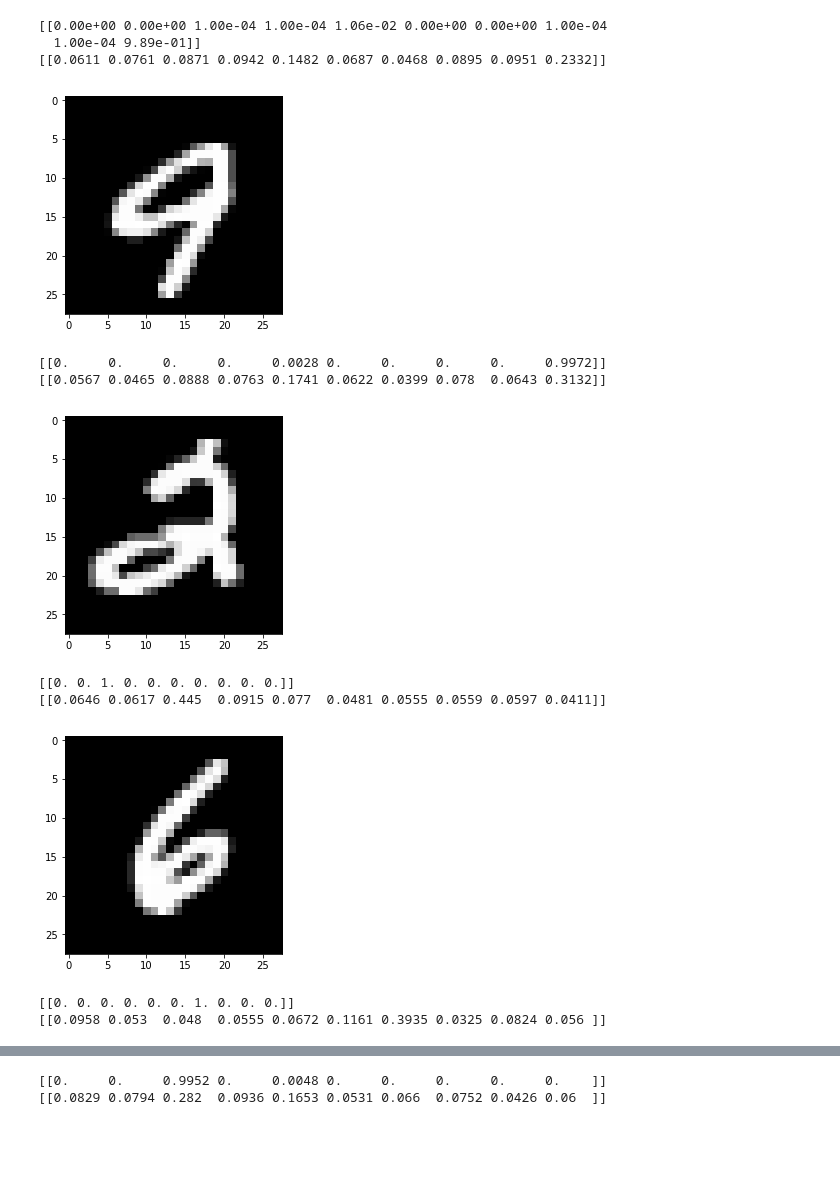
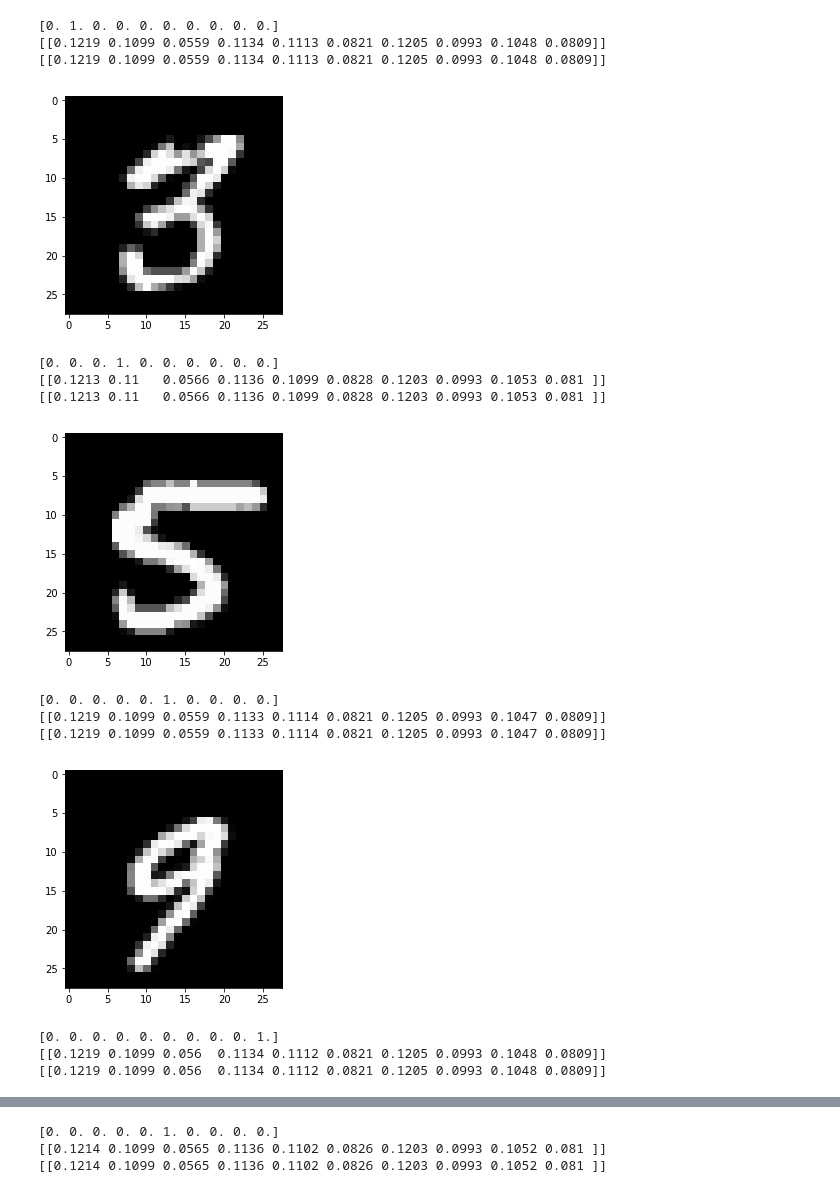
Before and after one commit to johnnyasd12/kd-tensorflow, a Jupyter notebook: KD.ipynb, the cells around one changed output, grey strips where cells are left out. Saved outputs shown, nothing was run; the diff lists cells and outputs as text; code cells hidden in the pictures; blank space fills up the shorter version.

Commit message:
student failed

```diff
--- a/KD.ipynb
+++ b/KD.ipynb
@@ -167,0 +222,25 @@ Plotting metrics...
+# %%
+if try_cls2:
+    X_train = X_train[:100]
+    y_train = y_train[:100]
+    y_train_soft = y_train_soft[:100]
+    student = build_small_model(input_dims, output_dims, session, soften=True)
+    student.soft_train(
+        X=X_train
+        ,y=y_train
+        ,y_soft=y_train_soft
+        ,temperature=temperature
+        ,coef_softloss=1
+        ,val_set=[X_val,y_val,y_val_soft]
+        ,batch_size=None
+        ,n_epochs=5000
+        ,display_steps=100)
+    # try original student
+#     student = build_small_model(input_dims, output_dims, session, soften=False)
+#     student.train(
+#         X=X_train
+#         ,y=y_train_soft
+#         ,val_set=[X_val,y_val]
+#         ,batch_size=32
+#         ,n_epochs=2000
+#         ,display_steps=100)
@@ -168,16 +277,20 @@ Plotting metrics...
 # %%
-if try_cls2:
+# plot and show sample
+if try_cls2 and True:
     n_samples = 6
-    temperature = 10
+    round_show = 4
     n_data = X_test.shape[0]
     indices = np.random.choice(n_data,n_samples)
     for i in range(n_samples):
         sample = X_test[[indices[i]]]
+        label = y_test[indices[i]]
         plt.imshow(sample.reshape((28,28)), cmap='gray')
         plt.show()
-        pred = col_cls_0.predict(sample)
-        pred_t = col_cls_0.predict_with_t(sample, temperature=temperature)
-        print(np.round(pred,4))
-        print(np.round(pred_t,4))
-        #     col_cls_0.predict()
+        pred = student.predict(sample)
+        pred_t = student.predict_softened(sample, temperature=temperature)
+        print(label)
+        print(np.round(pred,round_show))
+        print(np.round(pred_t,round_show))
+#         print(np.round(pred_t2,round_show))
+        #     student.predict()
 # %% [output]
@@ -185,12 +298,15 @@ if try_cls2:
-[[0.00e+00 0.00e+00 1.00e-04 1.00e-04 1.06e-02 0.00e+00 0.00e+00 1.00e-04
-  1.00e-04 9.89e-01]]
-[[0.0611 0.0761 0.0871 0.0942 0.1482 0.0687 0.0468 0.0895 0.0951 0.2332]]
+[0. 1. 0. 0. 0. 0. 0. 0. 0. 0.]
+[[0.1219 0.1099 0.0559 0.1134 0.1113 0.0821 0.1205 0.0993 0.1048 0.0809]]
+[[0.1219 0.1099 0.0559 0.1134 0.1113 0.0821 0.1205 0.0993 0.1048 0.0809]]
-[figure, old version]
+[figure, new version]
-[[0.     0.     0.     0.     0.0028 0.     0.     0.     0.     0.9972]]
-[[0.0567 0.0465 0.0888 0.0763 0.1741 0.0622 0.0399 0.078  0.0643 0.3132]]
+[0. 0. 0. 1. 0. 0. 0. 0. 0. 0.]
+[[0.1213 0.11   0.0566 0.1136 0.1099 0.0828 0.1203 0.0993 0.1053 0.081 ]]
+[[0.1213 0.11   0.0566 0.1136 0.1099 0.0828 0.1203 0.0993 0.1053 0.081 ]]
-[figure, old version]
+[figure, new version]
-[[0. 0. 1. 0. 0. 0. 0. 0. 0. 0.]]
-[[0.0646 0.0617 0.445  0.0915 0.077  0.0481 0.0555 0.0559 0.0597 0.0411]]
+[0. 0. 0. 0. 0. 1. 0. 0. 0. 0.]
+[[0.1219 0.1099 0.0559 0.1133 0.1114 0.0821 0.1205 0.0993 0.1047 0.0809]]
+[[0.1219 0.1099 0.0559 0.1133 0.1114 0.0821 0.1205 0.0993 0.1047 0.0809]]
-[figure, old version]
+[figure, new version]
-[[0. 0. 0. 0. 0. 0. 1. 0. 0. 0.]]
-[[0.0958 0.053  0.048  0.0555 0.0672 0.1161 0.3935 0.0325 0.0824 0.056 ]]
+[0. 0. 0. 0. 0. 0. 0. 0. 0. 1.]
+[[0.1219 0.1099 0.056  0.1134 0.1112 0.0821 0.1205 0.0993 0.1048 0.0809]]
+[[0.1219 0.1099 0.056  0.1134 0.1112 0.0821 0.1205 0.0993 0.1048 0.0809]]
@@ -198,2 +314,3 @@ if try_cls2:
-[[0.     0.     0.9952 0.     0.0048 0.     0.     0.     0.     0.    ]]
-[[0.0829 0.0794 0.282  0.0936 0.1653 0.0531 0.066  0.0752 0.0426 0.06  ]]
+[0. 0. 0. 0. 0. 1. 0. 0. 0. 0.]
+[[0.1214 0.1099 0.0565 0.1136 0.1102 0.0826 0.1203 0.0993 0.1052 0.081 ]]
+[[0.1214 0.1099 0.0565 0.1136 0.1102 0.0826 0.1203 0.0993 0.1052 0.081 ]]
```
Also changed, not shown: parts of 16 cells of this notebook, 5 other files.
